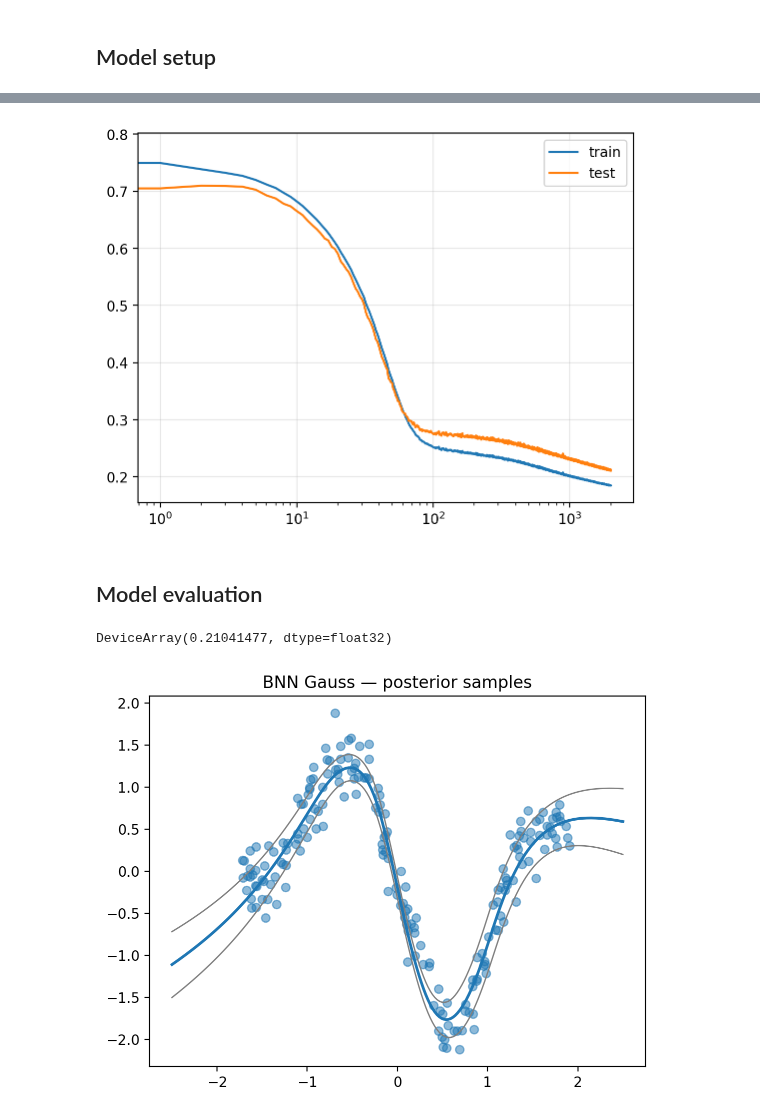
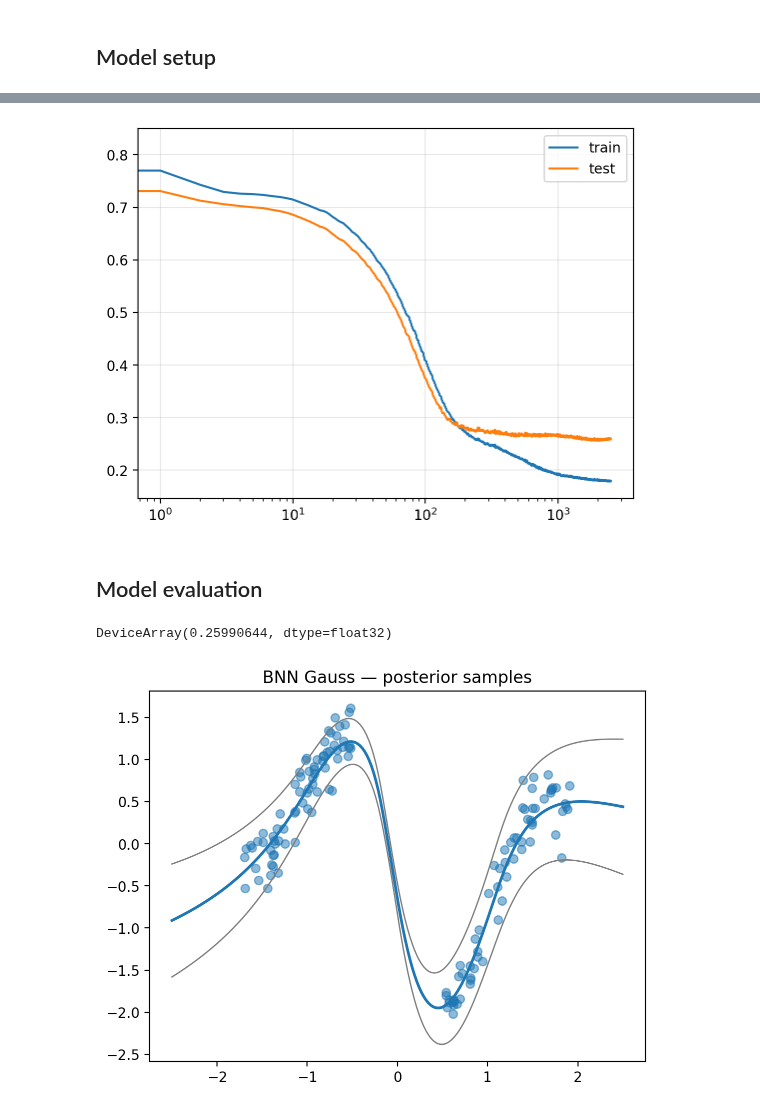
Before and after one commit to probml/dynamax, a Jupyter notebook: dynamax/rebayes/demos/BBB-1d-regression.ipynb, the cells around one changed output, grey strips where cells are left out. Cells and saved outputs as stored; diff of their text form; code cells hidden in the pictures.

```diff
--- a/dynamax/rebayes/demos/BBB-1d-regression.ipynb
+++ b/dynamax/rebayes/demos/BBB-1d-regression.ipynb
@@ -94,7 +90,13 @@ y_train = jnp.array(y_train).ravel()
 X_test = jnp.array(X_test)
 y_test = jnp.array(y_test).ravel()
 
+xmap = ((X_train > -0.5) & (X_train < 0.5)).ravel()
+X_train = X_train[~xmap]
+y_train = y_train[~xmap]
 
-plt.scatter(X_train, y_train)
-plt.scatter(X_test, y_test)
+
+plt.scatter(X_train, y_train, label="train")
+plt.scatter(X_test, y_test, alpha=0.5, label="test")
+plt.legend()
+plt.grid(alpha=0.5)
 # %% [output]
@@ -203,9 +203,9 @@ batch = (batch_size, dim_input)
 model = MLP(1, dim_hidden=150, activation=nn.elu)
 batch = jnp.ones(batch)
 # %%
-num_epochs = 2000
+num_epochs = 2500
 tx = optax.adam(1e-5)
-rbnn_scale = 5.0
+rbnn_scale = 8.0
 keys_epochs = jax.random.split(key_train, num_epochs)
 
 priors = PriorParam(scale_obs=1.0, scale_weight=1.0)
@@ -265,7 +265,7 @@ plt.legend()
 plt.xscale("log")
 plt.grid(alpha=0.3)
 # %% [output]
-[figure, old version]
+[figure, new version]
 # %% [markdown]
 
 
@@ -275,23 +275,23 @@ plt.grid(alpha=0.3)
 mae, yhat_test = eval_mae(key, opt_state.params, X_test, y_test, reconstruct_fn, rbnn_scale, num_samples=20)
 mae
 # %% [output]
-DeviceArray(0.21041477, dtype=float32)
+DeviceArray(0.25990644, dtype=float32)
 # %%
 x_eval = jnp.linspace(-2.5, 2.5, 200)
 keys_eval = jax.random.split(key_train, 100)
 yhat_samples = sample_and_eval(keys_eval, opt_state.params, x_eval[:, None], reconstruct_fn, rbnn_scale).squeeze()
 
 yhat_mean = yhat_samples.mean(axis=0)
 yhat_std = yhat_samples.std(axis=0)
 # for sample in yhat_samples:
 #     plt.plot(x_eval, sample, c="tab:gray", alpha=0.2)
 plt.plot(x_eval, yhat_mean, c="tab:blue", linewidth=2)
 plt.plot(x_eval, yhat_mean + 2 * yhat_std, c="tab:gray", linewidth=1)
 plt.plot(x_eval, yhat_mean - 2 * yhat_std, c="tab:gray", linewidth=1)
-plt.scatter(X_test, y_test, alpha=0.5)
+plt.scatter(X_train, y_train, alpha=0.5)
 plt.title("BNN Gauss — posterior samples");
 # %% [output]
-[figure, old version]
+[figure, new version]
 # %%
 residual_err = yhat_test - y_test
 plt.scatter(y_test, residual_err, alpha=0.5, edgecolors=None)
```
Also changed, not shown: parts of 7 cells of this notebook.
